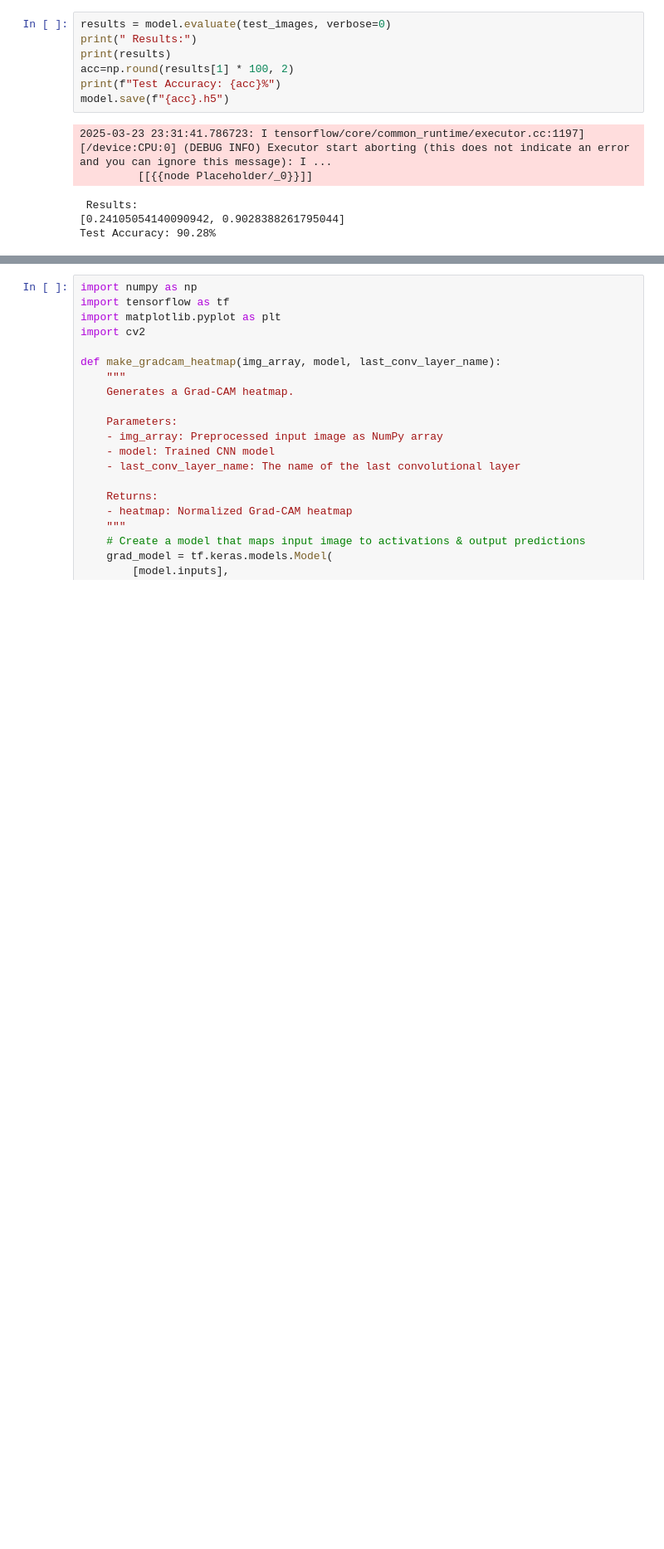
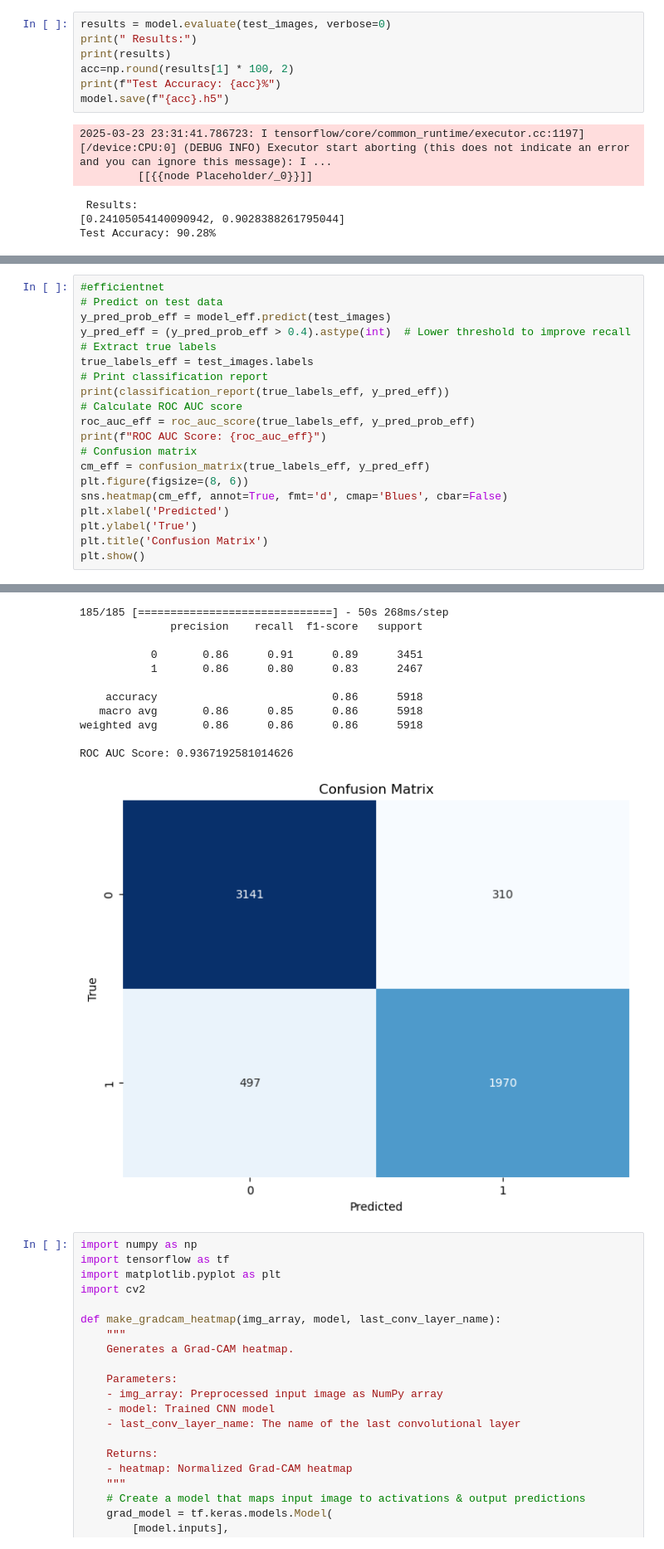
Before and after one commit to cletuzz00/Wrist-Fracture-Detection-Using-Convolution-Neural-Networks, a Jupyter notebook: model_final.ipynb, the cells around one changed output, grey strips where cells are left out. Shown: that part at 83% size. Saved outputs shown, nothing was run; the diff lists cells and outputs as text; blank space fills up the shorter version.

Commit message:
efficientnet model

```diff
--- a/model_final.ipynb
+++ b/model_final.ipynb
@@ -305,2 +354,23 @@ print("Done")
 Model saved as model.h5
 Done
+# %%
+#efficientnet
+# Predict on test data
+y_pred_prob_eff = model_eff.predict(test_images)
+y_pred_eff = (y_pred_prob_eff > 0.4).astype(int)  # Lower threshold to improve recall
+# Extract true labels
+true_labels_eff = test_images.labels
+# Print classification report
+print(classification_report(true_labels_eff, y_pred_eff))
+# Calculate ROC AUC score
+roc_auc_eff = roc_auc_score(true_labels_eff, y_pred_prob_eff)
+print(f"ROC AUC Score: {roc_auc_eff}")
+# Confusion matrix
+cm_eff = confusion_matrix(true_labels_eff, y_pred_eff)
+plt.figure(figsize=(8, 6))
+sns.heatmap(cm_eff, annot=True, fmt='d', cmap='Blues', cbar=False)
+plt.xlabel('Predicted')
+plt.ylabel('True')
+plt.title('Confusion Matrix')
+plt.show()
+# %% [output]
@@ -307,3 +379,15 @@ Done
+185/185 [==============================] - 50s 268ms/step
+              precision    recall  f1-score   support
+
+           0       0.86      0.91      0.89      3451
+           1       0.86      0.80      0.83      2467
+
+    accuracy                           0.86      5918
+   macro avg       0.86      0.85      0.86      5918
+weighted avg       0.86      0.86      0.86      5918
+
+ROC AUC Score: 0.9367192581014626
+[figure, added]
 # %%
 import numpy as np
 import tensorflow as tf
```
Also changed, not shown: parts of 4 cells of this notebook, 2 other files.
